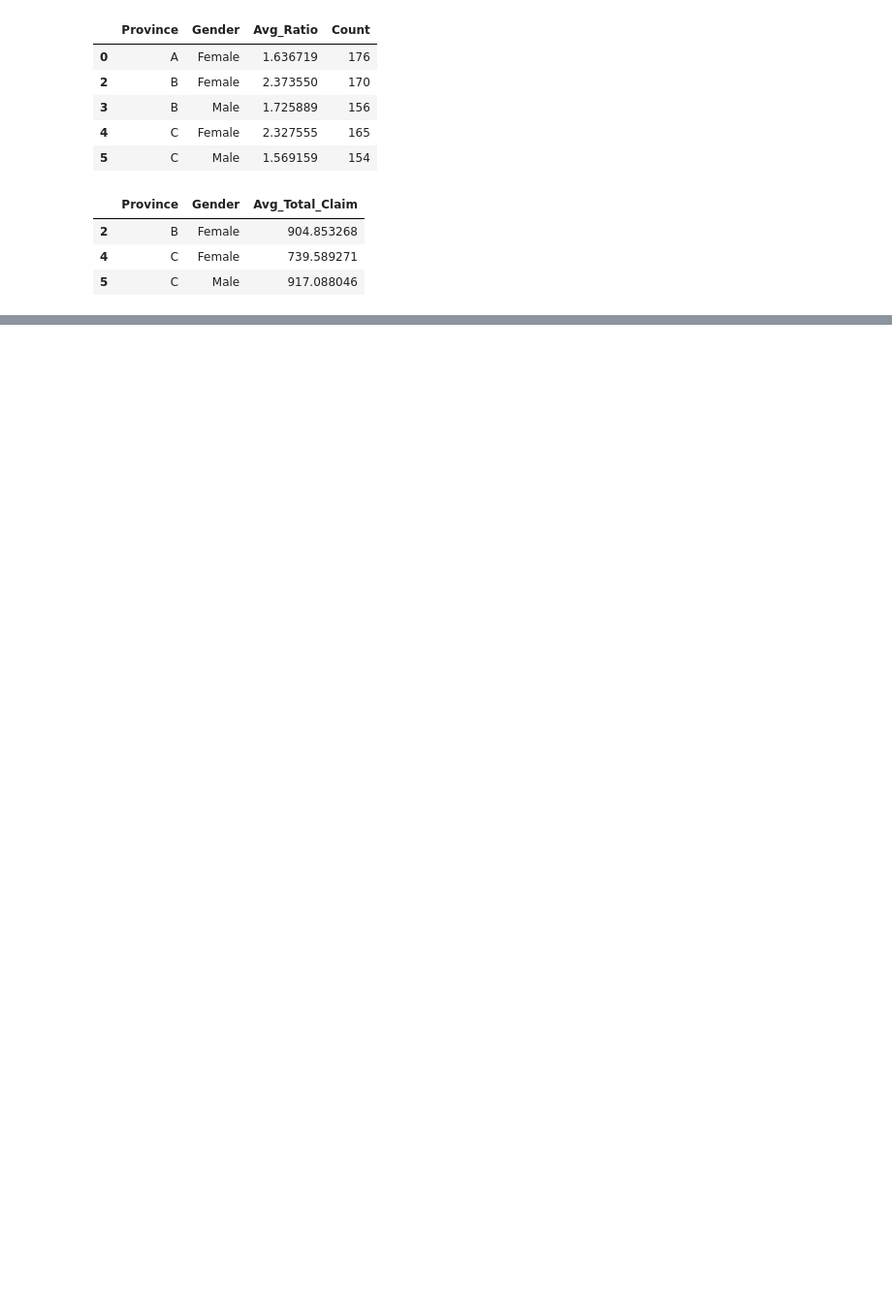
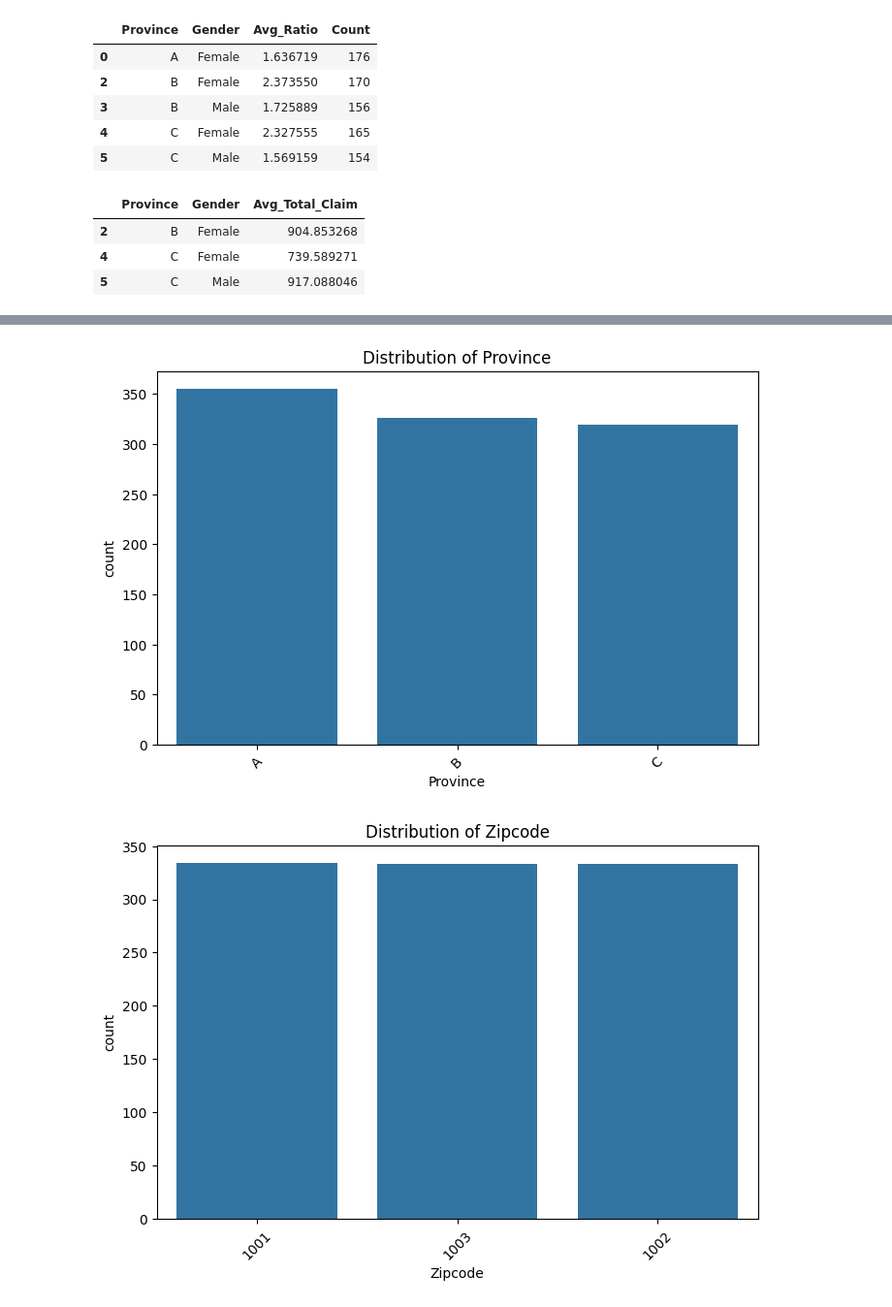
Before and after one commit to getnetShimels1/week3-AlphaCare-Insurance, a Jupyter notebook: notebooks/insurance_EDA.ipynb, the cells around one changed output, grey strips where cells are left out. Shown: that part at 97% size. Saved outputs shown, nothing was run; the diff lists cells and outputs as text; code cells hidden in the pictures; blank space fills up the shorter version.

```diff
--- a/notebooks/insurance_EDA.ipynb
+++ b/notebooks/insurance_EDA.ipynb
@@ -85,0 +173,11 @@ low_risk_targets
+# %%
+categorical_features = ['Province', 'Zipcode', 'Gender']  # Adjusted for the sample data
+for column in categorical_features:
+    plt.figure(figsize=(8, 5))
+    sns.countplot(x=column, data=df, order=df[column].value_counts().index)
+    plt.title(f'Distribution of {column}')
+    plt.xticks(rotation=45)
+    plt.show()
+# %% [output]
+[figure, added]
+[figure, added]
```
Also changed, not shown: parts of 13 cells of this notebook, 1 other file.
